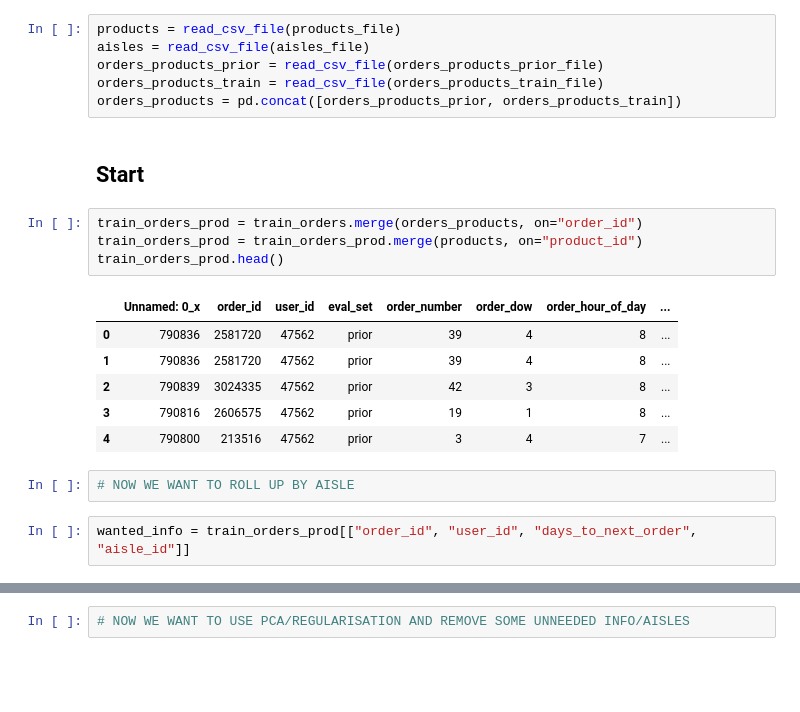
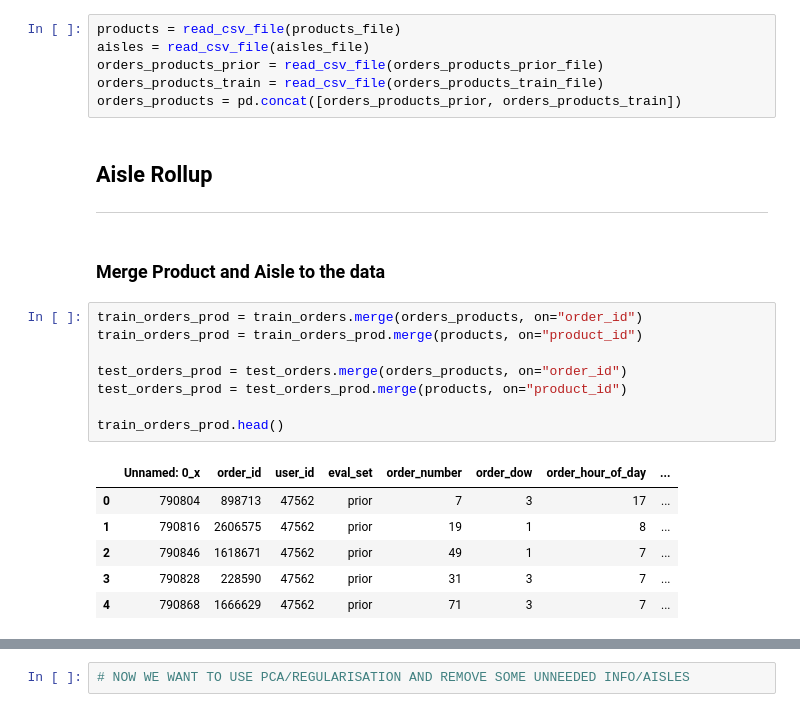
Before and after one commit to 1carew1/instacart_investigation, a Jupyter notebook: Assignment_2_Regression.ipynb, the cells around one changed output, grey strips where cells are left out. Drawn from its saved outputs; the diff is of its cells as text; blank space fills up the shorter version.

```diff
--- a/Assignment_2_Regression.ipynb
+++ b/Assignment_2_Regression.ipynb
@@ -133,20 +133,23 @@ aisles = read_csv_file(aisles_file)
 orders_products_prior = read_csv_file(orders_products_prior_file)
 orders_products_train = read_csv_file(orders_products_train_file)
 orders_products = pd.concat([orders_products_prior, orders_products_train])
-# %% [markdown]
-## Start
+# %% [markdown]
+## Aisle Rollup
+***
+# %% [markdown]
+### Merge Product and Aisle to the data
 # %%
 train_orders_prod = train_orders.merge(orders_products, on="order_id")
 train_orders_prod = train_orders_prod.merge(products, on="product_id")
+
+test_orders_prod = test_orders.merge(orders_products, on="order_id")
+test_orders_prod = test_orders_prod.merge(products, on="product_id")
+
 train_orders_prod.head()
 # %% [output]
 |  | Unnamed: 0_x | order_id | user_id | eval_set | order_number | order_dow | order_hour_of_day | ... |
-| 0 | 790836 | 2581720 | 47562 | prior | 39 | 4 | 8 | ... |
-| 1 | 790836 | 2581720 | 47562 | prior | 39 | 4 | 8 | ... |
-| 2 | 790839 | 3024335 | 47562 | prior | 42 | 3 | 8 | ... |
-| 3 | 790816 | 2606575 | 47562 | prior | 19 | 1 | 8 | ... |
-| 4 | 790800 | 213516 | 47562 | prior | 3 | 4 | 7 | ... |
+| 0 | 790804 | 898713 | 47562 | prior | 7 | 3 | 17 | ... |
+| 1 | 790816 | 2606575 | 47562 | prior | 19 | 1 | 8 | ... |
+| 2 | 790846 | 1618671 | 47562 | prior | 49 | 1 | 7 | ... |
+| 3 | 790828 | 228590 | 47562 | prior | 31 | 3 | 7 | ... |
+| 4 | 790868 | 1666629 | 47562 | prior | 71 | 3 | 7 | ... |
-# %%
-# NOW WE WANT TO ROLL UP BY AISLE
-# %%
-wanted_info = train_orders_prod[["order_id", "user_id", "days_to_next_order", "aisle_id"]]
```
Also changed, not shown: parts of 23 cells of this notebook.
